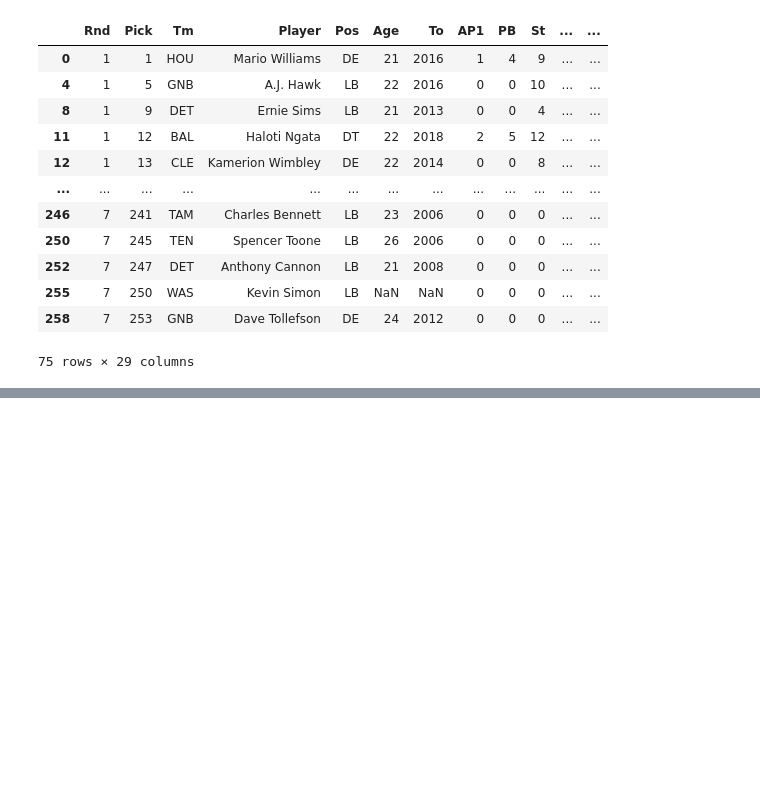
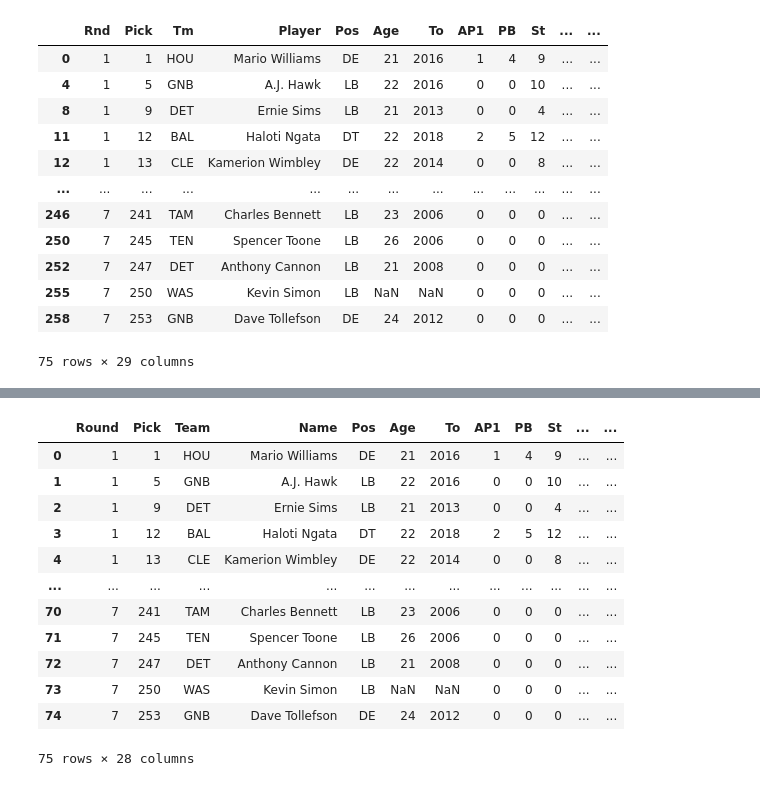
Before and after one commit to jkurt13/CapstoneTwo, a Jupyter notebook: Data Wrangling.ipynb, the cells around one changed output, grey strips where cells are left out. Drawn from its saved outputs; the diff is of its cells as text; code cells hidden in the pictures; blank space fills up the shorter version.

```diff
--- a/Data Wrangling.ipynb
+++ b/Data Wrangling.ipynb
@@ -422,6 +453,6 @@ Data columns (total 29 columns):
 dtypes: object(29)
 memory usage: 17.6+ KB
 # %%
-defense_draft_rank = defense_draft_rank.drop(defense_draft_rank.columns[[12, 13, 14, 15, 16, 18, 19, 20, 21, 22, 23, 28]], axis=1)
+defense_draft_rank = defense_draft_rank.drop(defense_draft_rank.columns[[12, 13, 14, 15, 16, 17, 18, 19, 20, 21, 22, 23, 28]], axis=1)
 defense_draft_rank.head()
 # %% [output]
@@ -429 +465,3 @@ IndexError: index 18 is out of bounds for axis 0 with size 17
+# %%
+defense_draft_rank = defense_draft_rank.rename(columns={'Rnd': 'Round', 'Tm':'Team', 'Player':'Name', 'Int.1':'Int', 'Sk':'Sacks', 'College/Univ': 'College'})
 # %%
@@ -438,4 +486,0 @@ defense_draft_rank.head()
-# %%
-defense_draft_12 = defense_draft_rank.iloc[:,12]
-defense_draft_rank = defense_draft_rank.drop(defense_draft_rank.columns[12], axis=1)
-defense_draft_rank.info()
@@ -459,0 +519,18 @@ memory usage: 9.4+ KB
+# %%
+career_df_2006 = defense_draft_rank.merge(combine_Record_2005, on='Name', how='left')
+# %%
+career_df_2006
+# %% [output]
+|  | Round | Pick | Team | Name | Pos | Age | To | AP1 | PB | St | ... | ... |
+| 0 | 1 | 1 | HOU | Mario Williams | DE | 21 | 2016 | 1 | 4 | 9 | ... | ... |
+| 1 | 1 | 5 | GNB | A.J. Hawk | LB | 22 | 2016 | 0 | 0 | 10 | ... | ... |
+| 2 | 1 | 9 | DET | Ernie Sims | LB | 21 | 2013 | 0 | 0 | 4 | ... | ... |
+| 3 | 1 | 12 | BAL | Haloti Ngata | DT | 22 | 2018 | 2 | 5 | 12 | ... | ... |
+| 4 | 1 | 13 | CLE | Kamerion Wimbley | DE | 22 | 2014 | 0 | 0 | 8 | ... | ... |
+| ... | ... | ... | ... | ... | ... | ... | ... | ... | ... | ... | ... | ... |
+| 70 | 7 | 241 | TAM | Charles Bennett | LB | 23 | 2006 | 0 | 0 | 0 | ... | ... |
+| 71 | 7 | 245 | TEN | Spencer Toone | LB | 26 | 2006 | 0 | 0 | 0 | ... | ... |
+| 72 | 7 | 247 | DET | Anthony Cannon | LB | 21 | 2008 | 0 | 0 | 0 | ... | ... |
+| 73 | 7 | 250 | WAS | Kevin Simon | LB | NaN | NaN | 0 | 0 | 0 | ... | ... |
+| 74 | 7 | 253 | GNB | Dave Tollefson | DE | 24 | 2012 | 0 | 0 | 0 | ... | ... |
+75 rows × 28 columns
```
Also changed, not shown: parts of 20 cells of this notebook, 1 other file.
